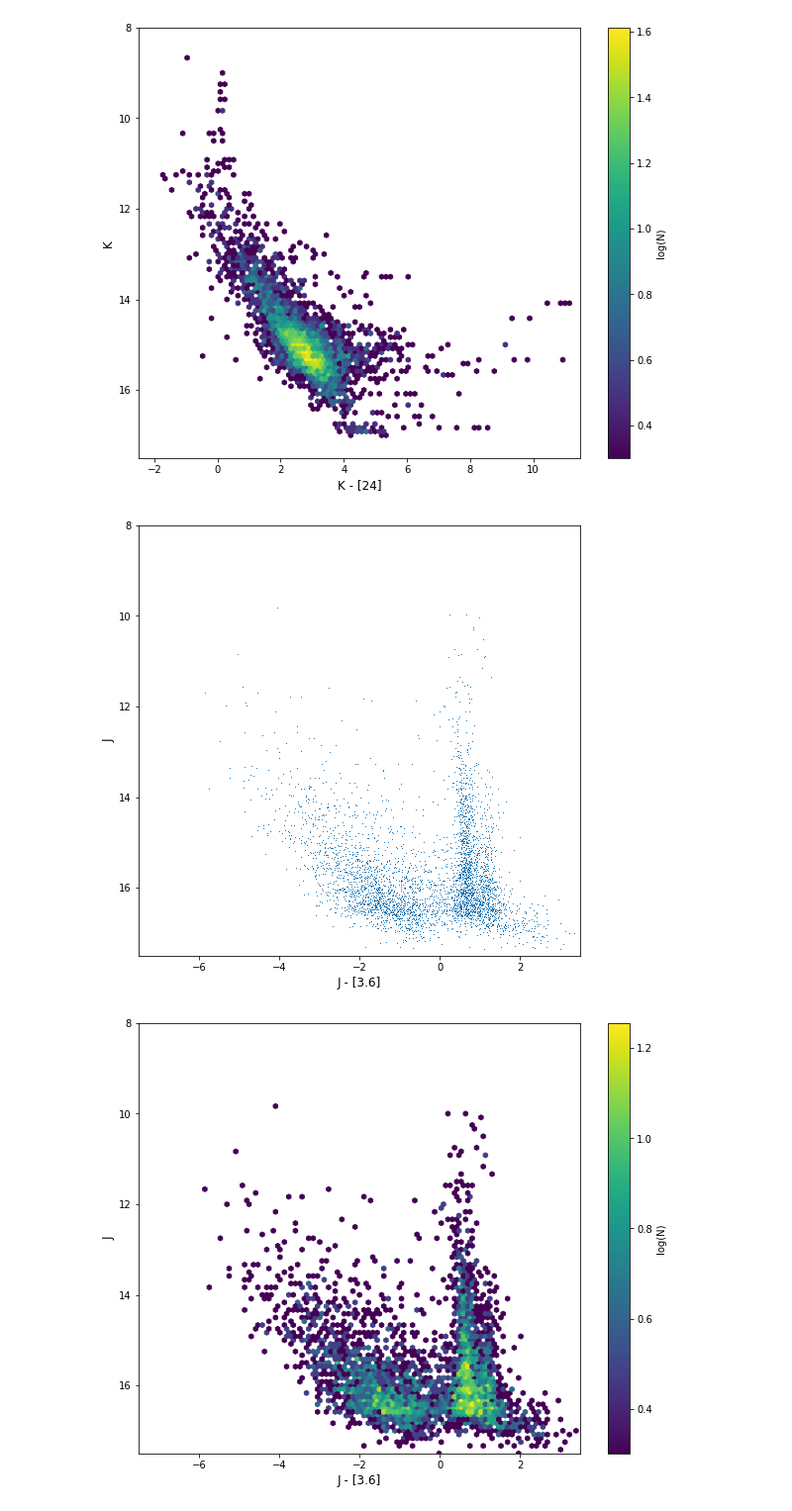
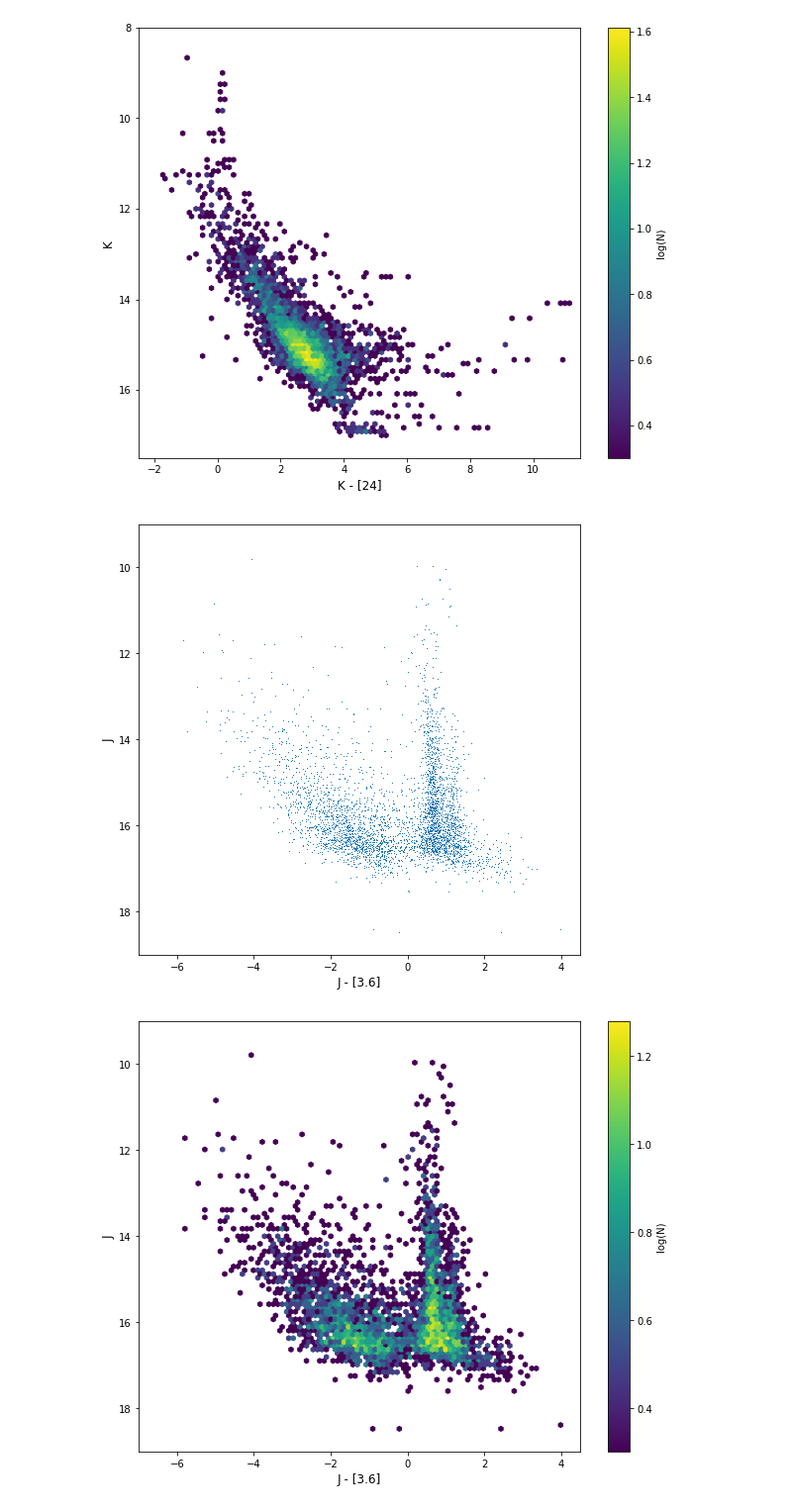
Before and after one commit to alechirschauer/SASP, a Jupyter notebook: CMD_21May2018.ipynb, the cells around one changed output. Shown at 99% size. Cells and saved outputs as stored; diff of their text form; code cells hidden in the pictures.

```diff
--- a/CMD_21May2018.ipynb
+++ b/CMD_21May2018.ipynb
@@ -243,26 +243,26 @@ cb = plt.colorbar(im1, label='log(N)')
 # %%
 # J vs. J-[3.6]
 #
 plt.figure(figsize=(8,8))
 plt.plot(filter_phot_data.jMINUSthreesix,filter_phot_data.jmag,',')
-plt.xlim(-7.5, 3.5)
-plt.ylim(17.5, 8.0)
+plt.xlim(-7.0, 4.5)
+plt.ylim(19.0, 9.0)
 plt.xlabel('J - [3.6]', size=12)
 plt.ylabel('J', size=12)
 #plt.savefig('J_vs_J-[3.6]_plot.pdf')
 #
 fig, ax1 = plt.subplots(1, 1, figsize=(10, 8))
-plt.xlim(-7.5, 3.5)
-plt.ylim(17.5, 8.0)
+plt.xlim(-7.0, 4.5)
+plt.ylim(19.0, 9.0)
 im1 = ax1.hexbin(filter_phot_data.jMINUSthreesix, filter_phot_data.jmag, bins='log', cmap=plt.cm.viridis,
-               mincnt=1, extent=(-7.5, 3.5, 17.5, 8.0))
+               mincnt=1, extent=(-7.0, 4.5, 19.0, 9.0))
 ax1.set_xlabel('J - [3.6]', size=12)
 ax1.set_ylabel('J', size=12)
 cb = plt.colorbar(im1, label='log(N)')
 #plt.savefig('J_vs_J-[3.6]_hist.pdf')
 # %% [output]
-[figure, old version]
+[figure, new version]
-[figure, old version]
+[figure, new version]
 # %%
 # J vs. J-[4.5]
 #
```
Also changed, not shown: parts of 4 cells of this notebook.
